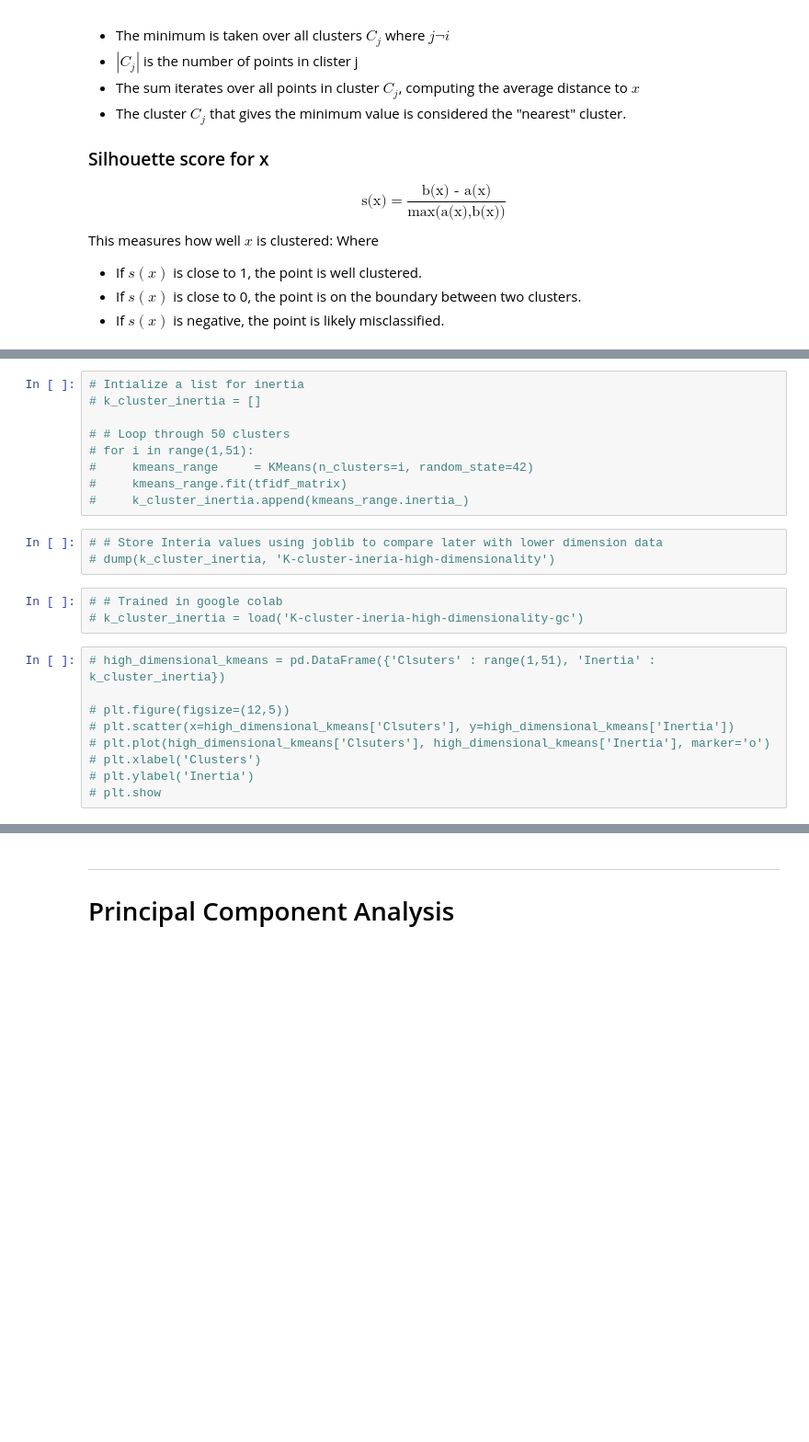
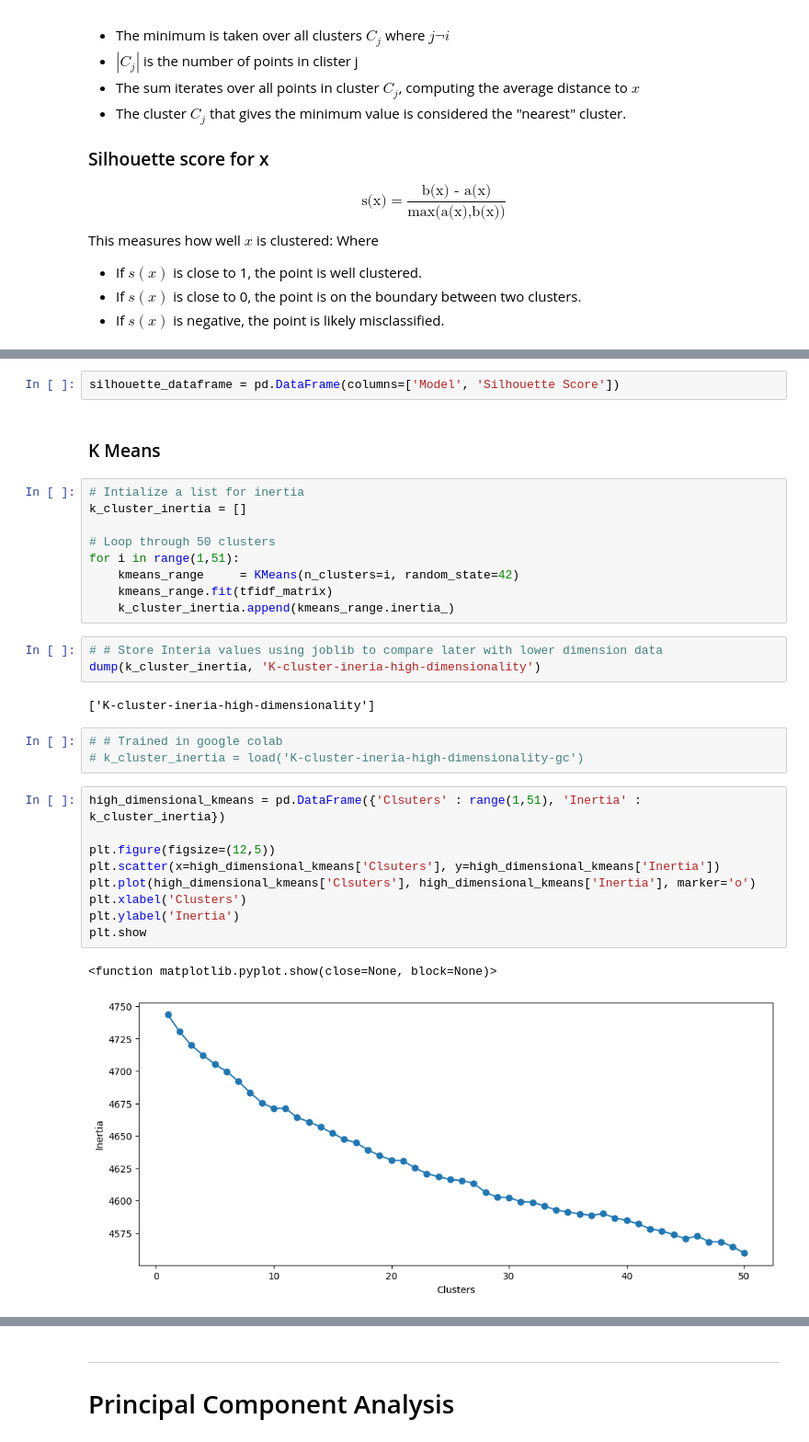
Before and after one commit to Lennykiruthu/foundation-ds-projects, a Jupyter notebook: Movie-Genre-Classification.ipynb, the cells around one changed output, grey strips where cells are left out. Shown at 92% size. Drawn from its saved outputs; the diff is of its cells as text; blank space fills up the shorter version.

```diff
--- a/Movie-Genre-Classification.ipynb
+++ b/Movie-Genre-Classification.ipynb
@@ -222,26 +300,35 @@ Where
+# %%
+silhouette_dataframe = pd.DataFrame(columns=['Model', 'Silhouette Score'])
+# %% [markdown]
+### K Means
 # %%
 # Intialize a list for inertia
-# k_cluster_inertia = []
+k_cluster_inertia = []
 
-# # Loop through 50 clusters
-# for i in range(1,51):
-#     kmeans_range     = KMeans(n_clusters=i, random_state=42)
-#     kmeans_range.fit(tfidf_matrix)
-#     k_cluster_inertia.append(kmeans_range.inertia_)
+# Loop through 50 clusters
+for i in range(1,51):
+    kmeans_range     = KMeans(n_clusters=i, random_state=42)
+    kmeans_range.fit(tfidf_matrix)
+    k_cluster_inertia.append(kmeans_range.inertia_)
 # %%
 # # Store Interia values using joblib to compare later with lower dimension data
-# dump(k_cluster_inertia, 'K-cluster-ineria-high-dimensionality')
+dump(k_cluster_inertia, 'K-cluster-ineria-high-dimensionality')
+# %% [output]
+['K-cluster-ineria-high-dimensionality']
 # %%
 # # Trained in google colab
 # k_cluster_inertia = load('K-cluster-ineria-high-dimensionality-gc')
 # %%
-# high_dimensional_kmeans = pd.DataFrame({'Clsuters' : range(1,51), 'Inertia' : k_cluster_inertia})
+high_dimensional_kmeans = pd.DataFrame({'Clsuters' : range(1,51), 'Inertia' : k_cluster_inertia})
 
-# plt.figure(figsize=(12,5))
-# plt.scatter(x=high_dimensional_kmeans['Clsuters'], y=high_dimensional_kmeans['Inertia'])
-# plt.plot(high_dimensional_kmeans['Clsuters'], high_dimensional_kmeans['Inertia'], marker='o')
-# plt.xlabel('Clusters')
-# plt.ylabel('Inertia')
-# plt.show
+plt.figure(figsize=(12,5))
+plt.scatter(x=high_dimensional_kmeans['Clsuters'], y=high_dimensional_kmeans['Inertia'])
+plt.plot(high_dimensional_kmeans['Clsuters'], high_dimensional_kmeans['Inertia'], marker='o')
+plt.xlabel('Clusters')
+plt.ylabel('Inertia')
+plt.show
+# %% [output]
+<function matplotlib.pyplot.show(close=None, block=None)>
+[figure, added]
 # %%
 # Calculating silhouette score
```
Also changed, not shown: parts of 44 cells of this notebook, 22 other files.
